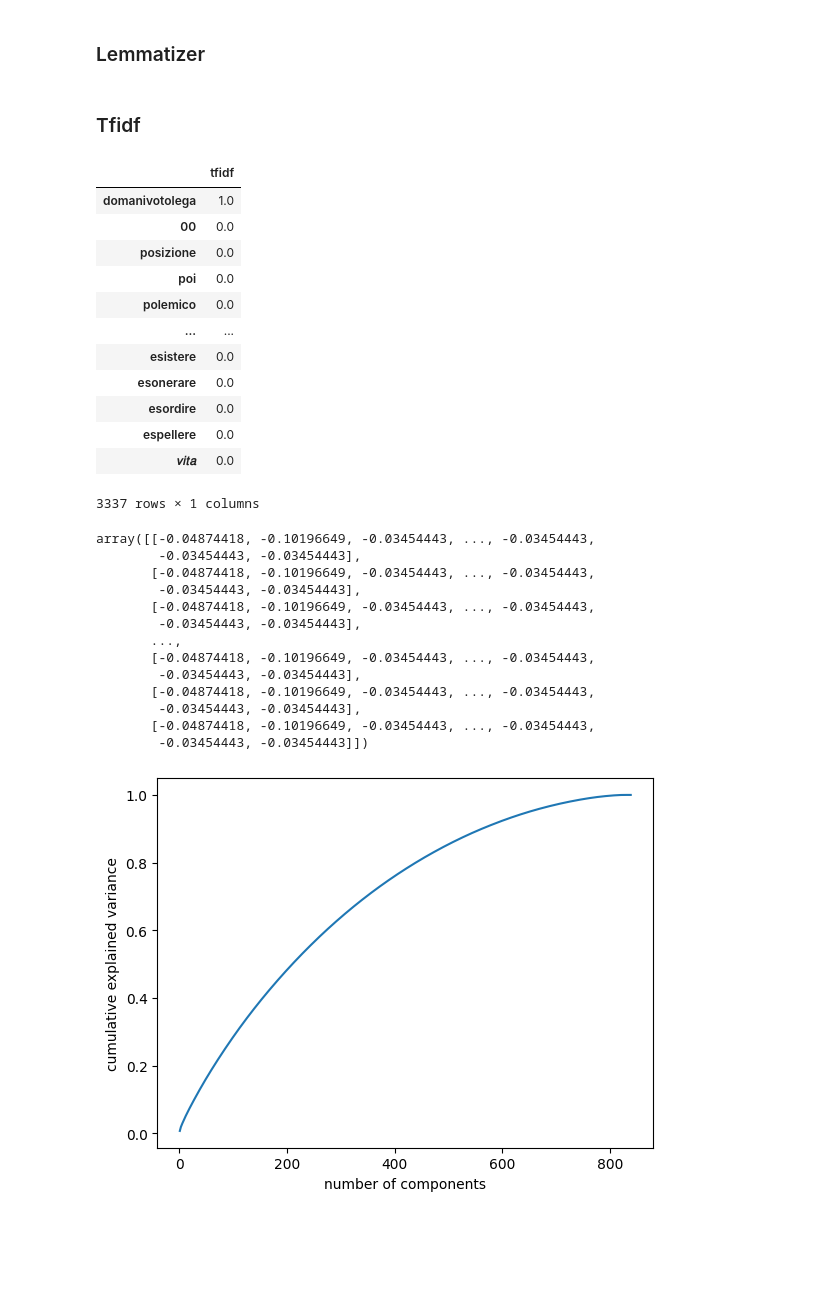
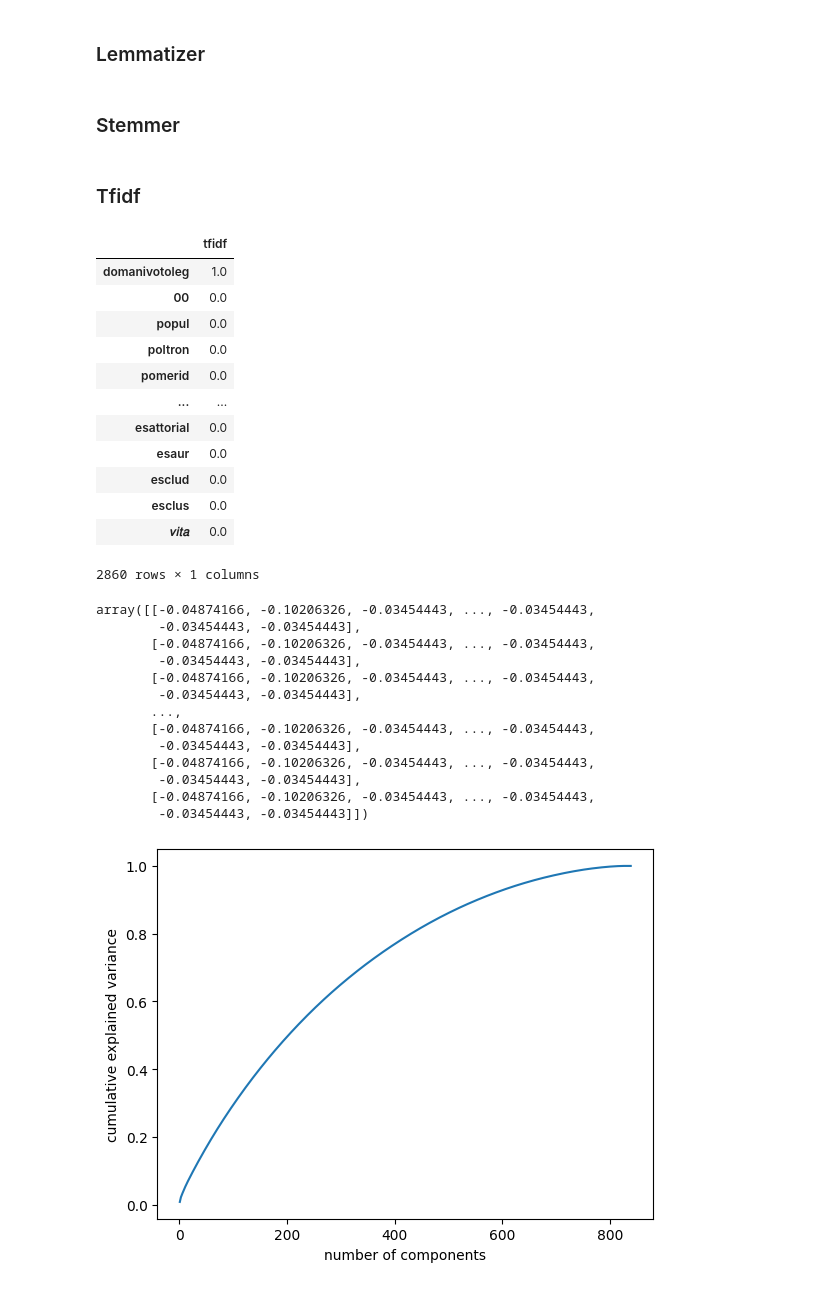
Before and after one commit to bigliolimatteo/how-politicians-change-their-mind, a Jupyter notebook: data_cleaning.ipynb, the cells around one changed output. Cells and saved outputs as stored; diff of their text form; code cells hidden in the pictures; blank space fills up the shorter version.

```diff
--- a/data_cleaning.ipynb
+++ b/data_cleaning.ipynb
@@ -169,3 +176,5 @@ for tweet, lemmatized_tweet in zip(filtered_data["bonino"], lemmatized_data["bon
     cleaned_tweet.append([tweet, lemmatized_tweet])
 
 pd.DataFrame(cleaned_tweet).to_csv("TBD/test_lemma.csv")
+# %% [markdown]
+### Stemmer
@@ -172,38 +192,42 @@ pd.DataFrame(cleaned_tweet).to_csv("TBD/test_lemma.csv")
+# %%
+stem = lambda tokenized_text, stemmer: [stemmer.stem(word.lower()) for word in tokenized_text]
+
+stemmed_data = {politician: [stem(tweet, SnowballStemmer('italian')) for tweet in lemmatized_data[politician]] for politician in POLITICIANS}
 # %% [markdown]
 ### Tfidf
 # %%
-test_docs = [' '.join(tweet) for tweet in lemmatized_data["salvini"]]
+test_docs = [' '.join(tweet) for tweet in stemmed_data["salvini"]]
 
 #   tf–idf
 tfidf_vectorizer = TfidfVectorizer()
 X_tfidf = tfidf_vectorizer.fit_transform(test_docs)
 # Convert to standard matrix
 X_tfidf.toarray()
 
 
 # get the first vector out (for the first document)
 first_vector_tfidf=X_tfidf[0]
 
 # place tf-idf values in a pandas data frame
 df = pd.DataFrame(first_vector_tfidf.T.todense()
                     , index=tfidf_vectorizer.get_feature_names()
                     , columns=["tfidf"])
 
 df.sort_values(by=["tfidf"], ascending=False)
 # %% [output]
 |  | tfidf |
-| domanivotolega | 1.0 |
+| domanivotoleg | 1.0 |
 | 00 | 0.0 |
-| posizione | 0.0 |
-| poi | 0.0 |
-| polemico | 0.0 |
+| popul | 0.0 |
+| poltron | 0.0 |
+| pomerid | 0.0 |
 | ... | ... |
-| esistere | 0.0 |
-| esonerare | 0.0 |
-| esordire | 0.0 |
-| espellere | 0.0 |
+| esattorial | 0.0 |
+| esaur | 0.0 |
+| esclud | 0.0 |
+| esclus | 0.0 |
 | 𝑣𝑖𝑡𝑎 | 0.0 |
-3337 rows × 1 columns
+2860 rows × 1 columns
 # %%
 # Standardization of datasets is a common requirement for many machine learning estimators implemented in scikit-learn; they might behave badly if the individual features do not more or less look like standard normally distributed data: Gaussian with zero mean and unit variance.
 
@@ -211,18 +235,18 @@ scaler = StandardScaler()
 stand_X_tfidf = scaler.fit_transform(X_tfidf.toarray())
 stand_X_tfidf
 # %% [output]
-array([[-0.04874418, -0.10196649, -0.03454443, ..., -0.03454443,
+array([[-0.04874166, -0.10206326, -0.03454443, ..., -0.03454443,
         -0.03454443, -0.03454443],
-       [-0.04874418, -0.10196649, -0.03454443, ..., -0.03454443,
+       [-0.04874166, -0.10206326, -0.03454443, ..., -0.03454443,
         -0.03454443, -0.03454443],
-       [-0.04874418, -0.10196649, -0.03454443, ..., -0.03454443,
+       [-0.04874166, -0.10206326, -0.03454443, ..., -0.03454443,
         -0.03454443, -0.03454443],
        ...,
-       [-0.04874418, -0.10196649, -0.03454443, ..., -0.03454443,
+       [-0.04874166, -0.10206326, -0.03454443, ..., -0.03454443,
         -0.03454443, -0.03454443],
-       [-0.04874418, -0.10196649, -0.03454443, ..., -0.03454443,
+       [-0.04874166, -0.10206326, -0.03454443, ..., -0.03454443,
         -0.03454443, -0.03454443],
-       [-0.04874418, -0.10196649, -0.03454443, ..., -0.03454443,
+       [-0.04874166, -0.10206326, -0.03454443, ..., -0.03454443,
         -0.03454443, -0.03454443]])
 # %%
 pca = PCA().fit(stand_X_tfidf)
```
Also changed, not shown: parts of 7 cells of this notebook.
